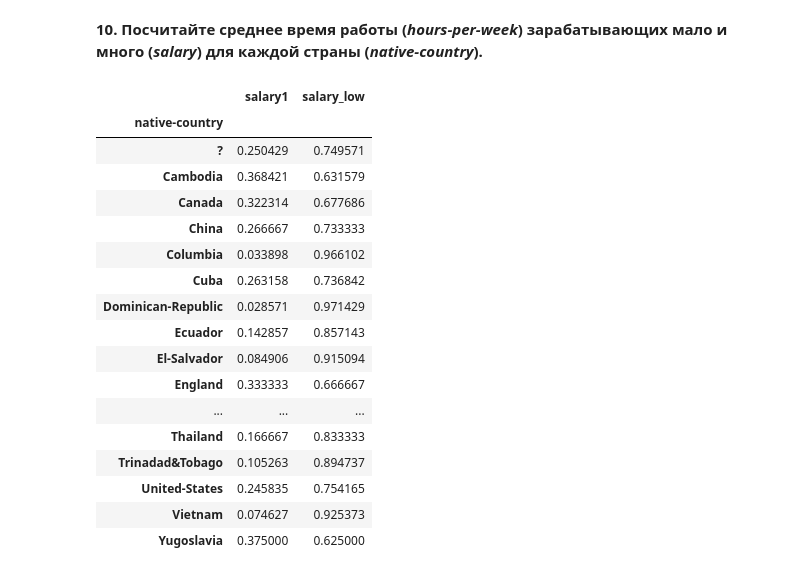
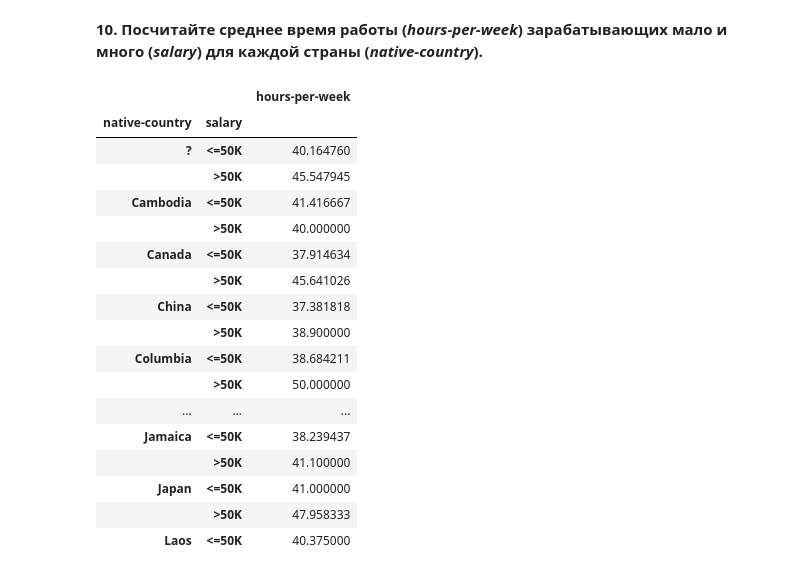
Before and after one commit to Leparsky/mlcourse.ai, a Jupyter notebook: jupyter_russian/assignments_demo/assignment01_adult_pandas.ipynb, the cells around one changed output. Cells and saved outputs as stored; diff of their text form; code cells hidden in the pictures.

```diff
--- a/jupyter_russian/assignments_demo/assignment01_adult_pandas.ipynb
+++ b/jupyter_russian/assignments_demo/assignment01_adult_pandas.ipynb
@@ -147,23 +157,23 @@ data[data['hours-per-week']==99].describe()
 **10. Посчитайте среднее время работы (*hours-per-week*) зарабатывающих мало и много (*salary*) для каждой страны (*native-country*).**
 # %%
 data['salary_low']=1-data['salary1']
-data.groupby('native-country')[['salary1','salary_low']].agg(np.mean)
+data.groupby(['native-country','salary'])[['hours-per-week']].agg(np.average)[:50]
 # %% [output]
-|  | salary1 | salary_low |
-| native-country |  |  |
-| ? | 0.250429 | 0.749571 |
-| Cambodia | 0.368421 | 0.631579 |
-| Canada | 0.322314 | 0.677686 |
-| China | 0.266667 | 0.733333 |
-| Columbia | 0.033898 | 0.966102 |
-| Cuba | 0.263158 | 0.736842 |
-| Dominican-Republic | 0.028571 | 0.971429 |
-| Ecuador | 0.142857 | 0.857143 |
-| El-Salvador | 0.084906 | 0.915094 |
-| England | 0.333333 | 0.666667 |
+|  |  | hours-per-week |
+| native-country | salary |  |
+| ? | <=50K | 40.164760 |
+|  | >50K | 45.547945 |
+| Cambodia | <=50K | 41.416667 |
+|  | >50K | 40.000000 |
+| Canada | <=50K | 37.914634 |
+|  | >50K | 45.641026 |
+| China | <=50K | 37.381818 |
+|  | >50K | 38.900000 |
+| Columbia | <=50K | 38.684211 |
+|  | >50K | 50.000000 |
 | ... | ... | ... |
-| Thailand | 0.166667 | 0.833333 |
-| Trinadad&Tobago | 0.105263 | 0.894737 |
-| United-States | 0.245835 | 0.754165 |
-| Vietnam | 0.074627 | 0.925373 |
-| Yugoslavia | 0.375000 | 0.625000 |
+| Jamaica | <=50K | 38.239437 |
+|  | >50K | 41.100000 |
+| Japan | <=50K | 41.000000 |
+|  | >50K | 47.958333 |
+| Laos | <=50K | 40.375000 |
```
Also changed, not shown: parts of 1 cell of this notebook.
